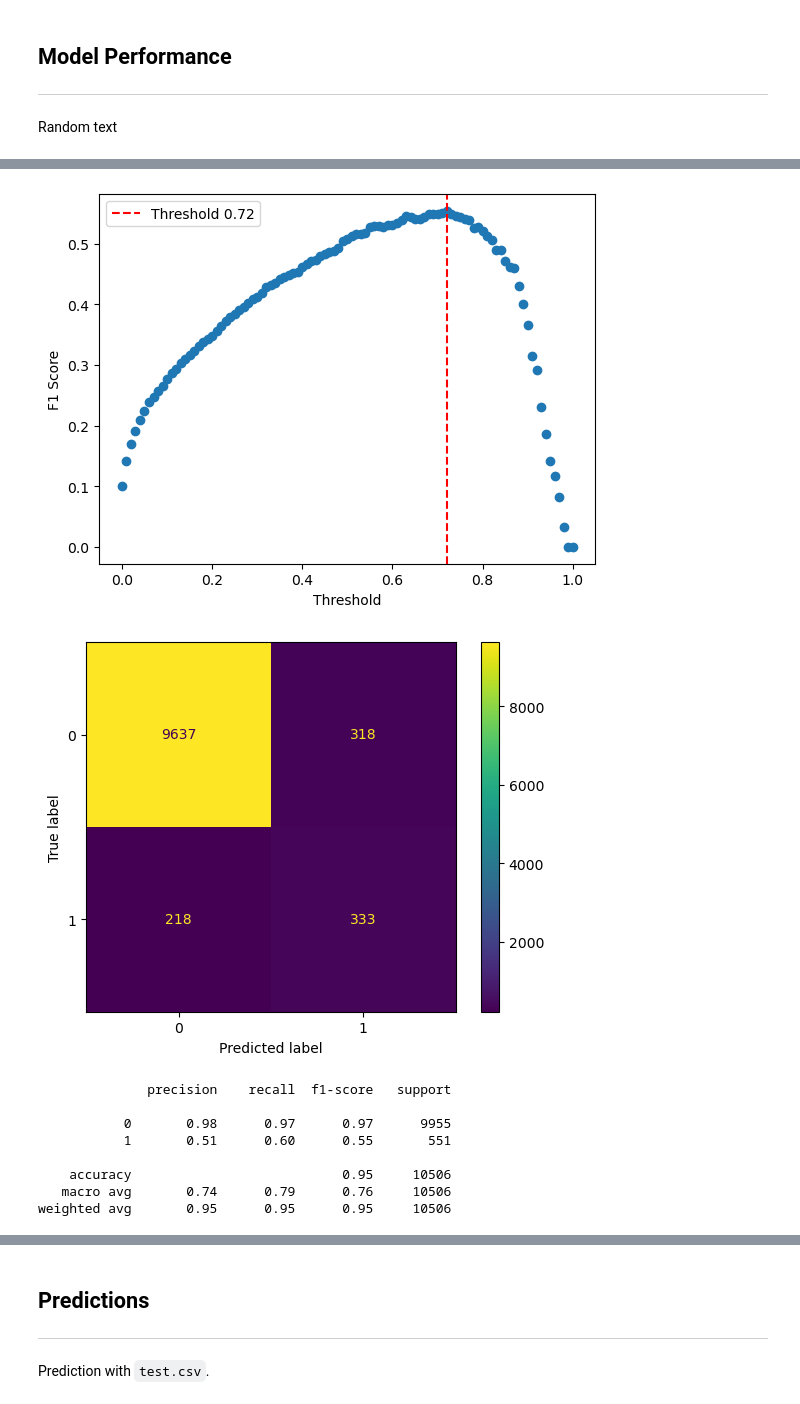
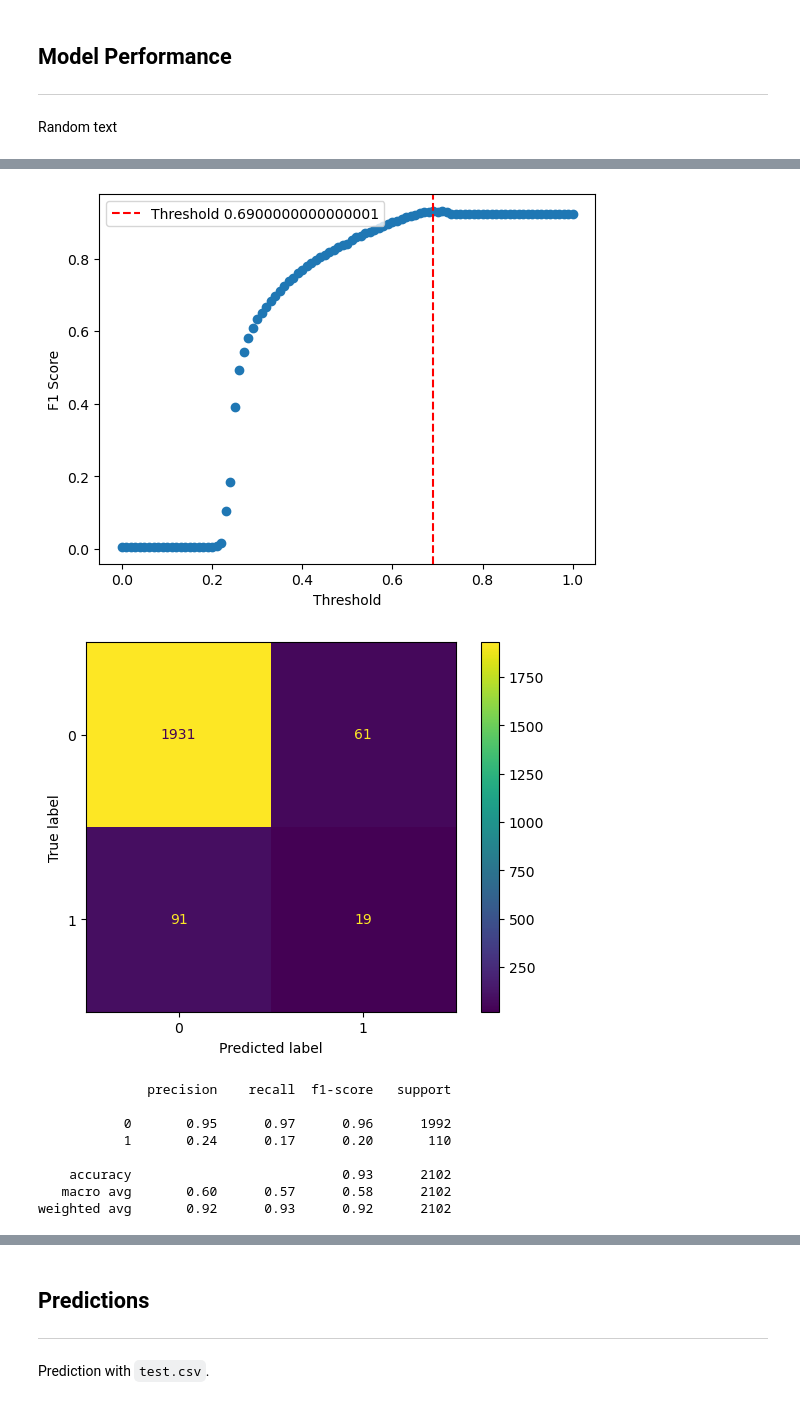
Before and after one commit to eeshawn11/DSI33-Project4, a Jupyter notebook: code/Part_2_Modelling.ipynb, the cells around one changed output, grey strips where cells are left out. Saved outputs shown, nothing was run; the diff lists cells and outputs as text; code cells hidden in the pictures.

```diff
--- a/code/Part_2_Modelling.ipynb
+++ b/code/Part_2_Modelling.ipynb
@@ -350,6 +361,6 @@ Best Score:  0.26001163267912175
 Best Params:  {'clf__learning_rate': 1.0, 'clf__n_estimators': 250}
 # %%
-hgbc_best, hgbc_results = results.run_pipe(hgbc, hgbc_params)
+hgbc_best = results.run_pipe(hgbc, hgbc_params)
 # %% [output]
 Fitting HistGradientBoostingClassifier
 Fitting 3 folds for each of 27 candidates, totalling 81 fits
@@ -425,7 +442,7 @@ voting_params = {
 #     'clf__LogReg__C': [100, 10, 1.0],
 }
 # %%
-voting_best, voting_results = results.run_pipe(voting_clf, voting_params)
+voting_best = results.run_pipe(voting_clf, voting_params)
 # %% [output]
 Fitting VotingClassifier
 Fitting 3 folds for each of 4 candidates, totalling 12 fits
@@ -445,7 +461,7 @@ results.display()
 # %% [markdown]
 Selecting the top performing model based on `balanced accuracy` score.
 # %%
-best_model = hgbc_best
+best_model = voting_best
 # %% [markdown]
 ## Model Performance
 
@@ -475,38 +502,38 @@ RocCurveDisplay.from_predictions(y_test, preds);
 # %%
 threshold = []
-accuracy = []
+f1_score_ = []
 
 for p in np.linspace(0,1,101):
   threshold.append(p)
-  y_pred = (best_model.predict_proba(X)[:,1] >= p).astype(int)
-  accuracy.append(f1_score(y,y_pred))
+  y_pred = (best_model.predict_proba(X_train)[:,1] >= p).astype(int)
+  f1_score_.append(f1_score(y_train,y_pred, average='weighted'))
 
-threshold_max = threshold[np.argmax(accuracy)]
+threshold_max = threshold[np.argmax(f1_score_)]
 # %%
-plt.scatter(threshold,accuracy)
+plt.scatter(threshold,f1_score_)
 plt.axvline(x=threshold_max, linestyle='--', c='red', label=f'Threshold {threshold_max}')
 plt.xlabel("Threshold")
 plt.ylabel("F1 Score")
 plt.legend(loc='best')
-plt.show()
+plt.show();
 # %% [output]
-[figure, old version]
+[figure, new version]
 # %%
-y_hat = pd.Series(np.where(best_model.predict_proba(X)[:,1] >= threshold_max, 1, 0),
+y_hat = pd.Series(np.where(best_model.predict_proba(X_test)[:,1] >= threshold_max, 1, 0),
                      dtype='category')
-cm_disp_yhat = ConfusionMatrixDisplay.from_predictions(y, y_hat)
+cm_disp_yhat = ConfusionMatrixDisplay.from_predictions(y_test, y_hat)
 # %% [output]
-[figure, old version]
+[figure, new version]
 # %%
-print(classification_report(y, y_hat))
+print(classification_report(y_test, y_hat))
 # %% [output]
               precision    recall  f1-score   support
 
-           0       0.98      0.97      0.97      9955
-           1       0.51      0.60      0.55       551
+           0       0.95      0.97      0.96      1992
+           1       0.24      0.17      0.20       110
 
-    accuracy                           0.95     10506
-   macro avg       0.74      0.79      0.76     10506
-weighted avg       0.95      0.95      0.95     10506
+    accuracy                           0.93      2102
+   macro avg       0.60      0.57      0.58      2102
+weighted avg       0.92      0.93      0.92      2102
 # %%
 # best_model.fit(X, y)
```
Also changed, not shown: parts of 33 cells of this notebook.
